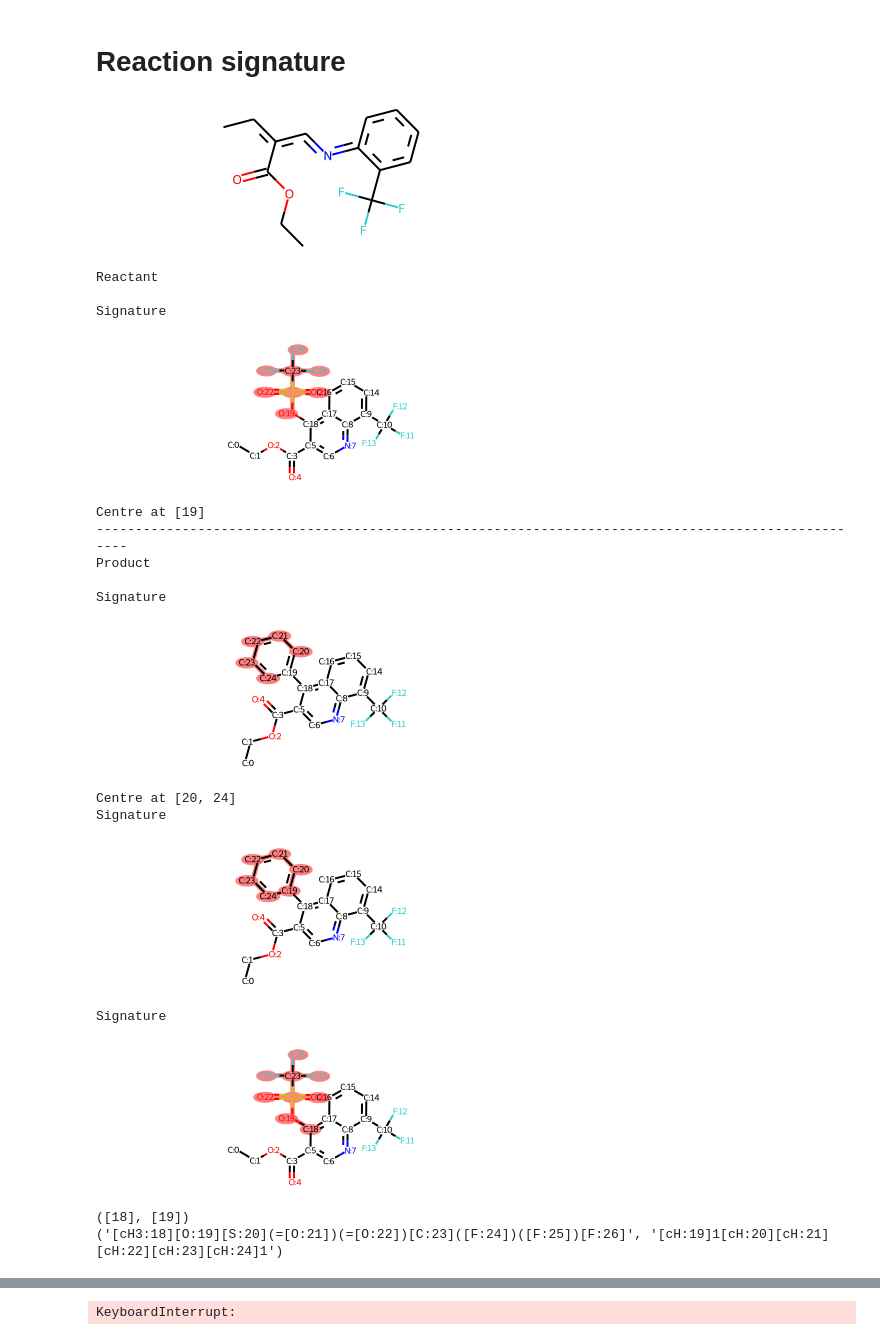
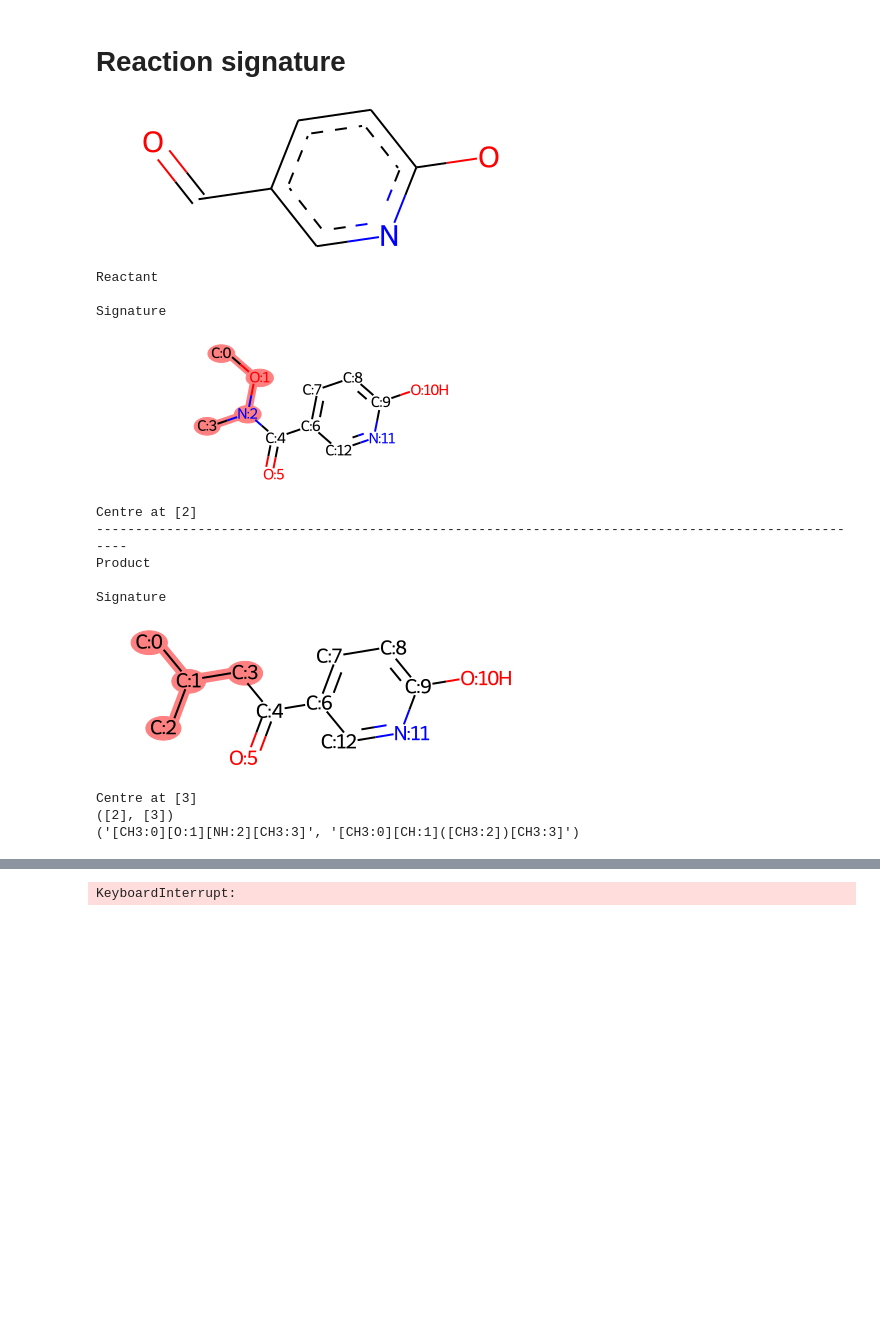
Before and after one commit to MrScabbyCreature/ReactionRL, a Jupyter notebook: uspto - reaction centre and signature .ipynb, the cells around one changed output, grey strips where cells are left out. Saved outputs shown, nothing was run; the diff lists cells and outputs as text; code cells hidden in the pictures; blank space fills up the shorter version.

```diff
--- a/uspto - reaction centre and signature .ipynb
+++ b/uspto - reaction centre and signature .ipynb
@@ -244,42 +244,38 @@ class Reaction:
         if len(rcen) == 0 and len(pcen) != 0:
             self.reactant.push_back_centre(self.product.get_centre_in_cs(), self.debug)
             self.product.push_back_centre(self.reactant.get_centre_in_cs(), self.debug)
 
     def get_signatures(self):
         # calc Mol from atom indices
         return self.reactant.get_signature(), self.product.get_signature()
 
     def get_smiles_signatures(self):
         return self.reactant.get_smiles_signature(), self.product.get_smiles_signature()
 
     def get_centres(self):
         # calc
         return self.reactant.get_centre(), self.product.get_centre()
 
 
-i = 259481
+i = 0
 mol1 = Chem.MolFromSmiles(dataset["reactants"].iloc[i])
 mol2 = Chem.MolFromSmiles(dataset["products"].iloc[i])
 R = Reaction(mol1, mol2, debug=True)
 R.calculate_centres_and_signatures()
 print(R.get_centres())
 print(R.get_smiles_signatures())
 # %% [output]
-[figure, old version]
+[figure, new version]
 Reactant
 
 Signature
-[figure, old version]
+[figure, new version]
-Centre at [19]
+Centre at [2]
 ----------------------------------------------------------------------------------------------------
 Product
 
 Signature
-[figure, old version]
+[figure, new version]
-Centre at [20, 24]
-Signature
+Centre at [3]
+([2], [3])
+('[CH3:0][O:1][NH:2][CH3:3]', '[CH3:0][CH:1]([CH3:2])[CH3:3]')
-[figure, removed]
-Signature
-[figure, removed]
-([18], [19])
-('[cH3:18][O:19][S:20](=[O:21])(=[O:22])[C:23]([F:24])([F:25])[F:26]', '[cH:19]1[cH:20][cH:21][cH:22][cH:23][cH:24]1')
```
Also changed, not shown: parts of 7 cells of this notebook, 3 other files.
